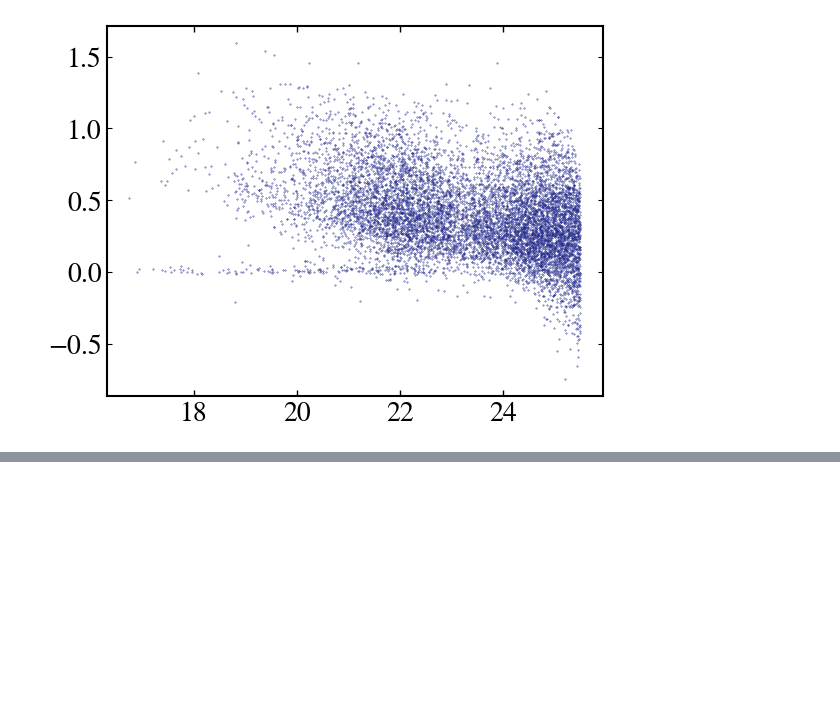
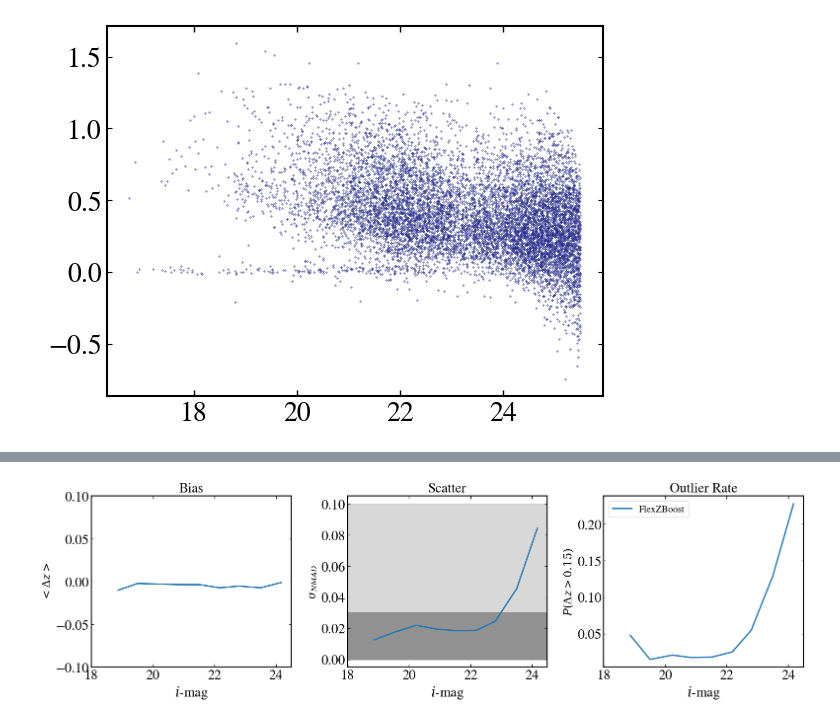
Before and after one commit to LSSTDESC/AnaCal_DESCNote, a Jupyter notebook: notebooks/photoz_comcam/ecdfs_evaluate.ipynb, the cells around one changed output, grey strips where cells are left out. Saved outputs shown, nothing was run; the diff lists cells and outputs as text; code cells hidden in the pictures; blank space fills up the shorter version.

```diff
--- a/notebooks/photoz_comcam/ecdfs_evaluate.ipynb
+++ b/notebooks/photoz_comcam/ecdfs_evaluate.ipynb
@@ -268,0 +242,39 @@ plt.tight_layout()
+# %%
+algorithms = ['fzboost']
+method_name_list = ['FlexZBoost', 'BPz', 'CMNN' ,'DNF']
+color_list = [
+    "#1f77b4", "#ff7f0e", "#2ca02c", "#d62728",
+    "#9467bd", "#8c564b", "#e377c2", "#17becf"
+]
+fig, axes = plt.subplots(1, 3, figsize=(16, 5), sharex=True)
+metric_names = [r'$< \Delta z >$', r'$\sigma_{NMAD}$', r'$P(\Delta z > 0.15)$']
+title = ['Bias', 'Scatter', 'Outlier Rate']
+y_keys = ['biweight_mean', 'nmad', 'biweight_outlier']
+for algo, color, algo_name in zip(algorithms, color_list, method_name_list):
+    result = process_data(
+        zphot=fzb_mode[msk],
+        specz=z_truth[msk],
+        low=18.5, high=24.5,
+        nbin=10,
+        nclip = 0,
+        zbin_type = "mag",
+        mag = df_test['i_anacal2_mag'][msk]
+    )
+    for i in range(3):
+        axes[i].plot(result['z_mean'], result[y_keys[i]], label=algo_name, color=color)
+        axes[i].set_title(title[i])
+        axes[i].set_xlabel(r'$i$-mag')
+
+axes[0].set_ylim(-0.1, 0.1)
+axes[0].set_xlim(18, 24.5)
+axes[0].plot([0,2], [0, 0], '--', color = 'black', alpha = 0.3)
+axes[1].axhspan(0.0, 0.03, alpha=0.8, color="gray")
+axes[1].axhspan(0.0, 0.10, alpha=0.3, color="gray")
+
+# --- Format plots ---
+for i, ax in enumerate(axes):
+    ax.set_ylabel(metric_names[i], fontsize=16)
+axes[2].legend(loc='upper left', ncol=2, fontsize=14)
+plt.tight_layout()
+# %% [output]
+[figure, added]
```
Also changed, not shown: parts of 5 cells of this notebook.
